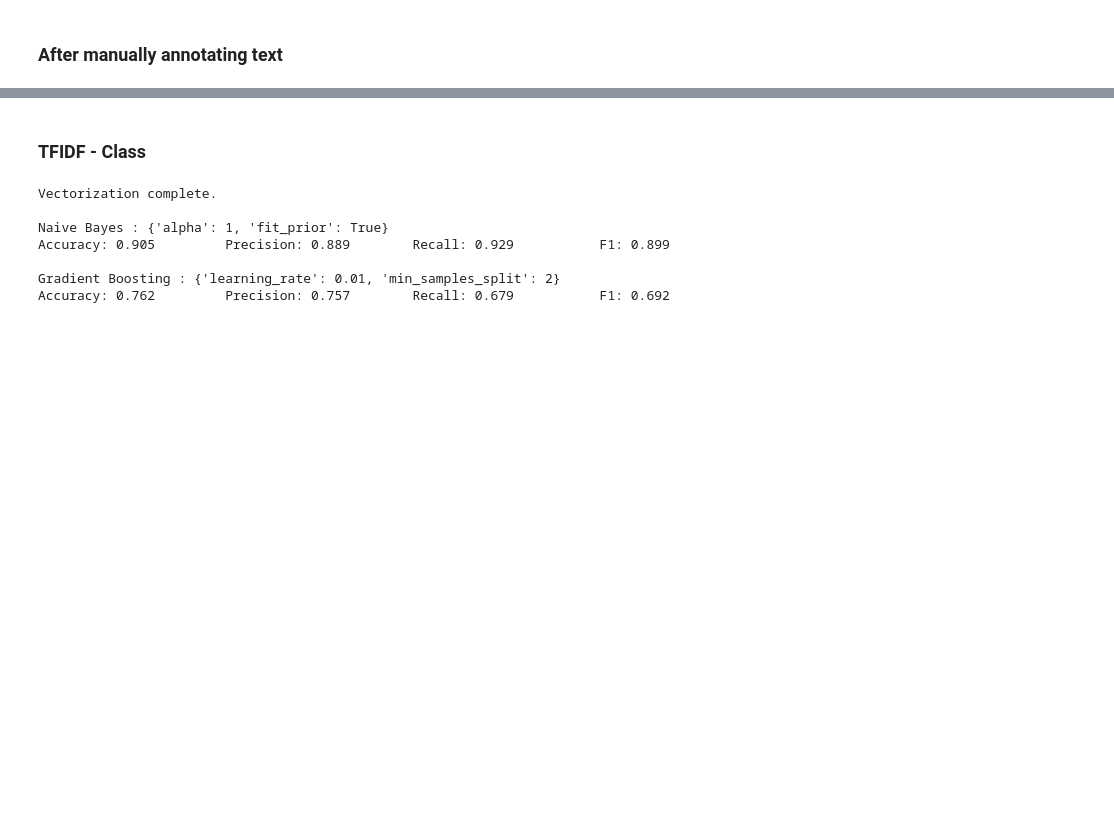
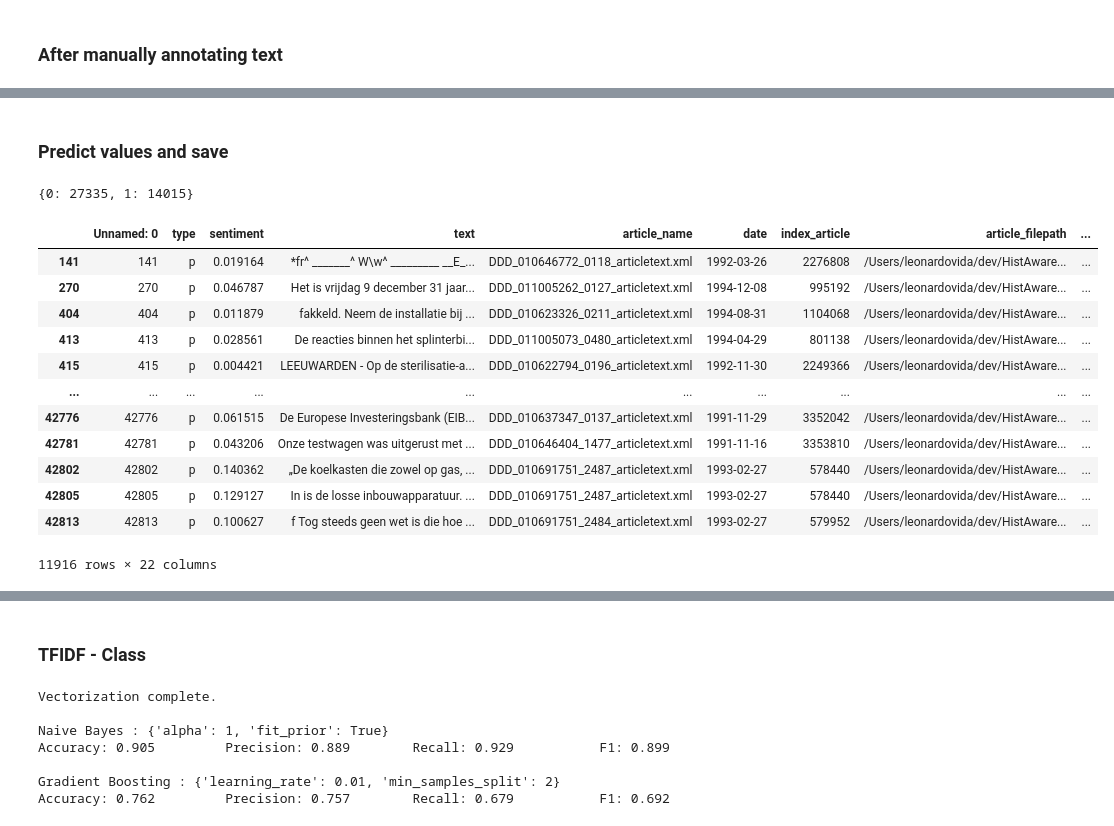
Before and after one commit to UtrechtUniversity/hist-aware, a Jupyter notebook: notebooks/similarity_nb_tfidf.ipynb, the cells around one changed output, grey strips where cells are left out. Cells and saved outputs as stored; diff of their text form; code cells hidden in the pictures; blank space fills up the shorter version.

Commit message:
Update notebooks with classification

```diff
--- a/notebooks/similarity_nb_tfidf.ipynb
+++ b/notebooks/similarity_nb_tfidf.ipynb
@@ -134,0 +144,8 @@ y_test = clf.predict(xtest_tfv)
+# %%
+pipe = make_pipeline_imb(tfidf_vect,
+                         SMOTE(),
+                         MultinomialNB())
+pipe.fit(train_x, train_y)
+y_pred = pipe.predict(valid_x)
+
+print(classification_report_imbalanced(valid_y, y_pred))
@@ -134,0 +196,14 @@ y_test = clf.predict(xtest_tfv)
+# %% [markdown]
+### Predict values and save
+# %%
+# Load the previous dataset for testing
+test = pd.read_csv("../data/processed/selected_articles/1990s/to_label_gas.csv")
+test.rename(columns={"label":"sentiment"}, inplace=True)
+test["sentiment"] = None
+
+# Select only new rows and not the training set
+test_df = test.loc[~test.index.isin(train.index)]
+
+# Drop na and titles
+test_df.dropna(0, subset=["text_clean"], inplace = True)
+test_df = test_df[test_df["type"] != "title"].copy()
@@ -134,0 +213,6 @@ y_test = clf.predict(xtest_tfv)
+# %%
+#Percentage of Positive/Negative
+unique, counts = np.unique(y_test, return_counts=True)
+dict(zip(unique, counts))
+# %% [output]
+{0: 27335, 1: 14015}
@@ -134,0 +221,17 @@ y_test = clf.predict(xtest_tfv)
+# %%
+pd.set_option('display.max_colwidth', None)
+test_df[test_df["sentiment"] < 0.2]
+# %% [output]
+|  | Unnamed: 0 | type | sentiment | text | article_name | date | index_article | article_filepath | ... |
+| 141 | 141 | p | 0.019164 | *fr^ _______^ W\w^ _________ __E_... | DDD_010646772_0118_articletext.xml | 1992-03-26 | 2276808 | /Users/leonardovida/dev/HistAware... | ... |
+| 270 | 270 | p | 0.046787 | Het is vrijdag 9 december 31 jaar... | DDD_011005262_0127_articletext.xml | 1994-12-08 | 995192 | /Users/leonardovida/dev/HistAware... | ... |
+| 404 | 404 | p | 0.011879 | fakkeld. Neem de installatie bij ... | DDD_010623326_0211_articletext.xml | 1994-08-31 | 1104068 | /Users/leonardovida/dev/HistAware... | ... |
+| 413 | 413 | p | 0.028561 | De reacties binnen het splinterbi... | DDD_011005073_0480_articletext.xml | 1994-04-29 | 801138 | /Users/leonardovida/dev/HistAware... | ... |
+| 415 | 415 | p | 0.004421 | LEEUWARDEN - Op de sterilisatie-a... | DDD_010622794_0196_articletext.xml | 1992-11-30 | 2249366 | /Users/leonardovida/dev/HistAware... | ... |
+| ... | ... | ... | ... | ... | ... | ... | ... | ... | ... |
+| 42776 | 42776 | p | 0.061515 | De Europese Investeringsbank (EIB... | DDD_010637347_0137_articletext.xml | 1991-11-29 | 3352042 | /Users/leonardovida/dev/HistAware... | ... |
+| 42781 | 42781 | p | 0.043206 | Onze testwagen was uitgerust met ... | DDD_010646404_1477_articletext.xml | 1991-11-16 | 3353810 | /Users/leonardovida/dev/HistAware... | ... |
+| 42802 | 42802 | p | 0.140362 | „De koelkasten die zowel op gas, ... | DDD_010691751_2487_articletext.xml | 1993-02-27 | 578440 | /Users/leonardovida/dev/HistAware... | ... |
+| 42805 | 42805 | p | 0.129127 | In is de losse inbouwapparatuur. ... | DDD_010691751_2487_articletext.xml | 1993-02-27 | 578440 | /Users/leonardovida/dev/HistAware... | ... |
+| 42813 | 42813 | p | 0.100627 | f Tog steeds geen wet is die hoe ... | DDD_010691751_2484_articletext.xml | 1993-02-27 | 579952 | /Users/leonardovida/dev/HistAware... | ... |
+11916 rows × 22 columns
```
Also changed, not shown: parts of 44 cells of this notebook, 13 other files.
